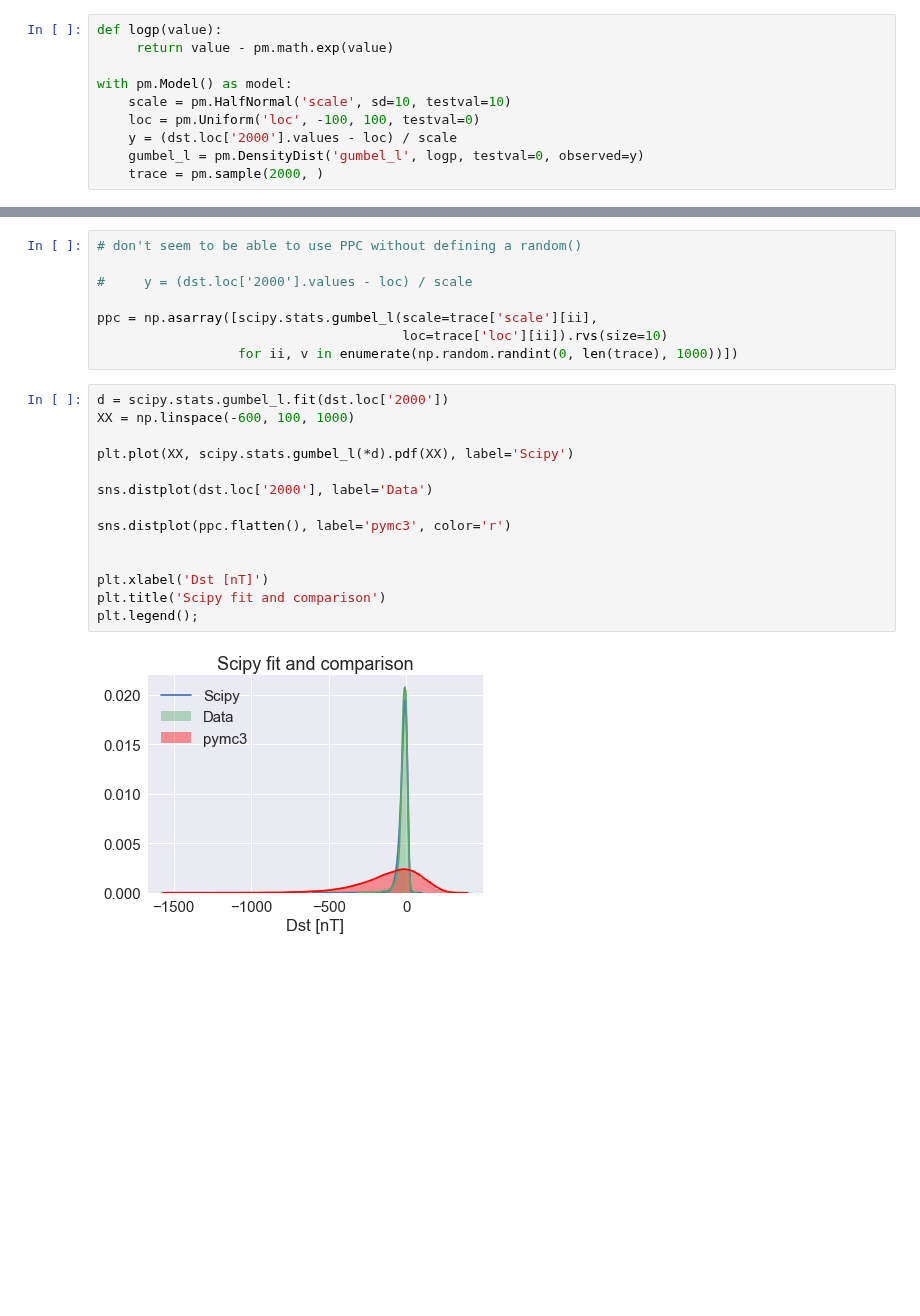
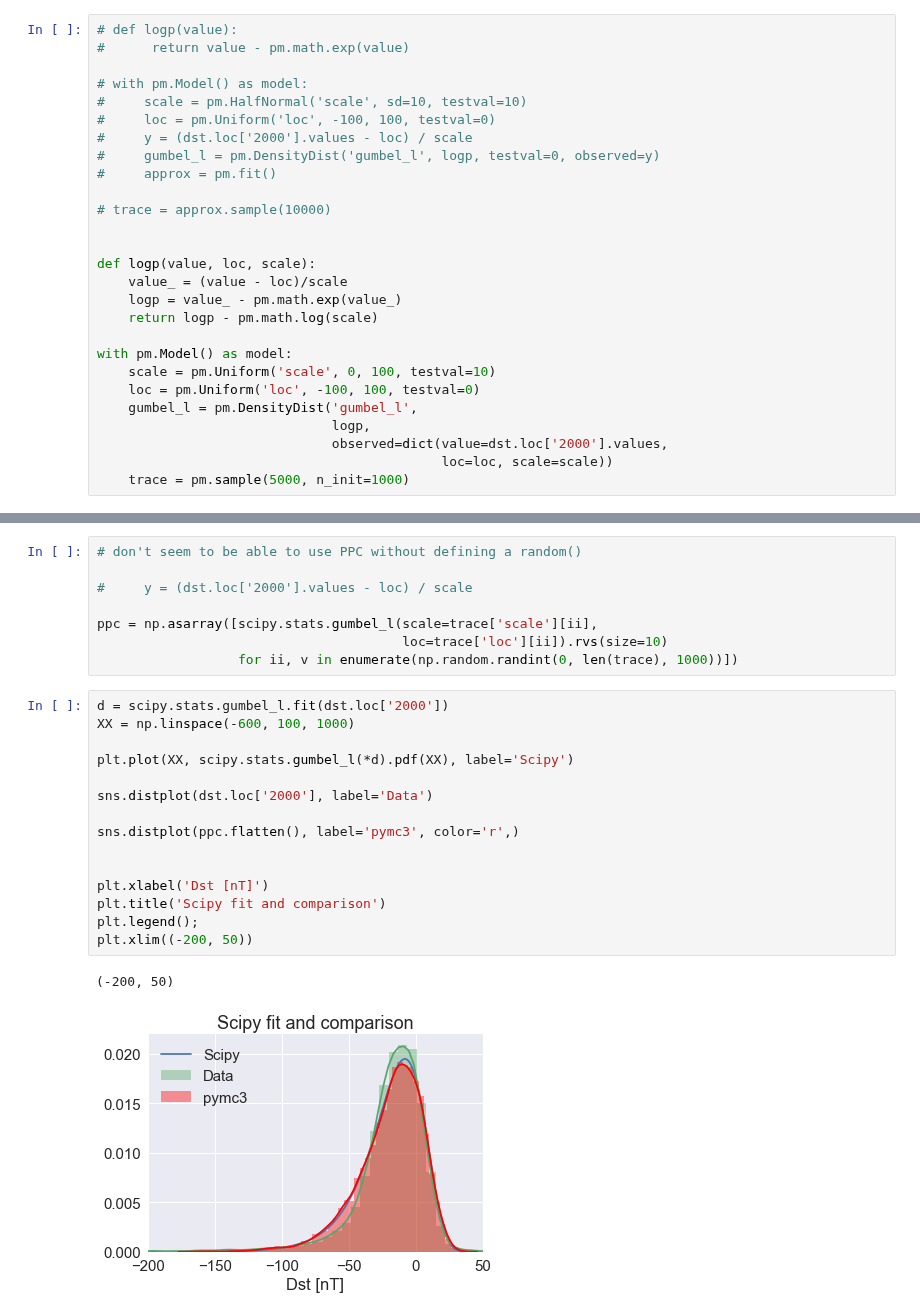
Before and after one commit to balarsen/pymc_learning, a Jupyter notebook: Distributions/Custom Gumbel_l.ipynb, the cells around one changed output, grey strips where cells are left out. Drawn from its saved outputs; the diff is of its cells as text; blank space fills up the shorter version.

Commit message:
Custom Gumbel_l.ipynb: working version

```diff
--- a/Distributions/Custom Gumbel_l.ipynb
+++ b/Distributions/Custom Gumbel_l.ipynb
@@ -60,13 +60,30 @@ scale and loc form scipy: -8.031573809290007 18.887900093929694
 ## Perfrom the fit with pymc3
 This will give some more power for the next steps such as fitting an AR model.
 # %%
-def logp(value):
-     return value - pm.math.exp(value)
+# def logp(value):
+#      return value - pm.math.exp(value)
+
+# with pm.Model() as model:
+#     scale = pm.HalfNormal('scale', sd=10, testval=10)
+#     loc = pm.Uniform('loc', -100, 100, testval=0)
+#     y = (dst.loc['2000'].values - loc) / scale
+#     gumbel_l = pm.DensityDist('gumbel_l', logp, testval=0, observed=y)
+#     approx = pm.fit()
+
+# trace = approx.sample(10000)
+
+
+def logp(value, loc, scale):
+    value_ = (value - loc)/scale
+    logp = value_ - pm.math.exp(value_)
+    return logp - pm.math.log(scale)
 
 with pm.Model() as model:
-    scale = pm.HalfNormal('scale', sd=10, testval=10)
+    scale = pm.Uniform('scale', 0, 100, testval=10)
     loc = pm.Uniform('loc', -100, 100, testval=0)
-    y = (dst.loc['2000'].values - loc) / scale
-    gumbel_l = pm.DensityDist('gumbel_l', logp, testval=0, observed=y)
-    trace = pm.sample(2000, )
+    gumbel_l = pm.DensityDist('gumbel_l',
+                              logp,
+                              observed=dict(value=dst.loc['2000'].values,
+                                            loc=loc, scale=scale))
+    trace = pm.sample(5000, n_init=1000)
 # %% [output]
@@ -92,16 +112,18 @@ ppc = np.asarray([scipy.stats.gumbel_l(scale=trace['scale'][ii],
 # %%
 d = scipy.stats.gumbel_l.fit(dst.loc['2000'])
 XX = np.linspace(-600, 100, 1000)
 
 plt.plot(XX, scipy.stats.gumbel_l(*d).pdf(XX), label='Scipy')
 
 sns.distplot(dst.loc['2000'], label='Data')
 
-sns.distplot(ppc.flatten(), label='pymc3', color='r')
+sns.distplot(ppc.flatten(), label='pymc3', color='r',)
 
 
 plt.xlabel('Dst [nT]')
 plt.title('Scipy fit and comparison')
 plt.legend();
+plt.xlim((-200, 50))
 # %% [output]
+(-200, 50)
-[figure, old version]
+[figure, new version]
```
Also changed, not shown: parts of 5 cells of this notebook.
